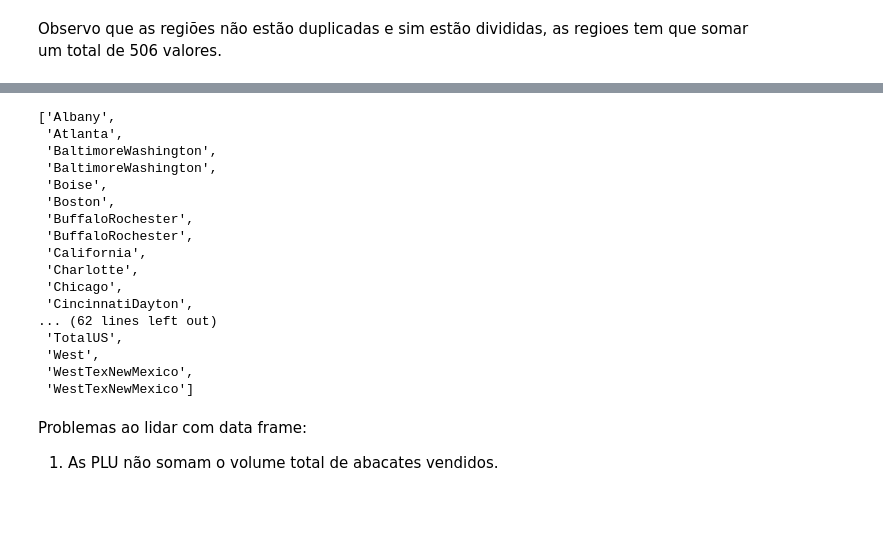
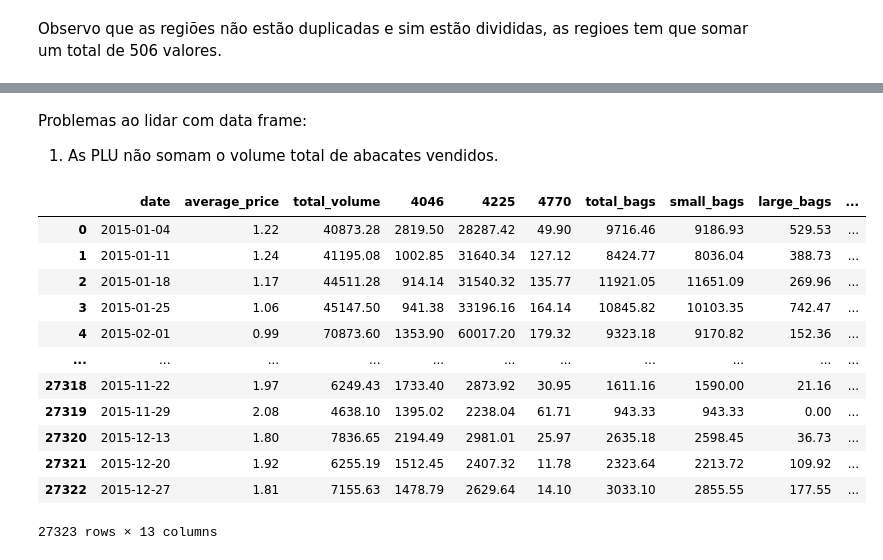
Before and after one commit to TutuBraz/avocado-predict-price, a Jupyter notebook: avocado_price_predict.ipynb, the cells around one changed output, grey strips where cells are left out. Saved outputs shown, nothing was run; the diff lists cells and outputs as text; code cells hidden in the pictures; blank space fills up the shorter version.

```diff
--- a/avocado_price_predict.ipynb
+++ b/avocado_price_predict.ipynb
@@ -93,5 +99,5 @@ for k in range(len(wrong)):
   valores[wrong[k]]=right[k]
 
 #substituindo valores
-df_avocado_new = df_avocado.replace({'region':valores})
+df_avocado = df_avocado.replace({'region':valores})
 # %%
@@ -147,24 +124,23 @@ for x in range(len(regions)):
-# %%
-regions_altera
-# %% [output]
-['Albany',
- 'Atlanta',
- 'BaltimoreWashington',
- 'BaltimoreWashington',
- 'Boise',
- 'Boston',
- 'BuffaloRochester',
- 'BuffaloRochester',
- 'California',
- 'Charlotte',
- 'Chicago',
- 'CincinnatiDayton',
-... (62 lines left out)
- 'TotalUS',
- 'West',
- 'WestTexNewMexico',
- 'WestTexNewMexico']
 # %% [markdown]
 Problemas ao lidar com data frame:
 
 1.  As PLU não somam o volume total de abacates vendidos.
+# %%
+df_avocado.rename(columns = {'Date': 'date', 'AveragePrice': 'average_price', 'Total Volume': 'total_volume', 'Total Bags': 'total_bags', 'Small Bags': 'small_bags',
+                             'Large Bags': "large_bags",'XLarge Bags': "xlarge_bags",'type': 'type'}, inplace = True)
+# %%
+df_avocado
+# %% [output]
+|  | date | average_price | total_volume | 4046 | 4225 | 4770 | total_bags | small_bags | large_bags | ... |
+| 0 | 2015-01-04 | 1.22 | 40873.28 | 2819.50 | 28287.42 | 49.90 | 9716.46 | 9186.93 | 529.53 | ... |
+| 1 | 2015-01-11 | 1.24 | 41195.08 | 1002.85 | 31640.34 | 127.12 | 8424.77 | 8036.04 | 388.73 | ... |
+| 2 | 2015-01-18 | 1.17 | 44511.28 | 914.14 | 31540.32 | 135.77 | 11921.05 | 11651.09 | 269.96 | ... |
+| 3 | 2015-01-25 | 1.06 | 45147.50 | 941.38 | 33196.16 | 164.14 | 10845.82 | 10103.35 | 742.47 | ... |
+| 4 | 2015-02-01 | 0.99 | 70873.60 | 1353.90 | 60017.20 | 179.32 | 9323.18 | 9170.82 | 152.36 | ... |
+| ... | ... | ... | ... | ... | ... | ... | ... | ... | ... | ... |
+| 27318 | 2015-11-22 | 1.97 | 6249.43 | 1733.40 | 2873.92 | 30.95 | 1611.16 | 1590.00 | 21.16 | ... |
+| 27319 | 2015-11-29 | 2.08 | 4638.10 | 1395.02 | 2238.04 | 61.71 | 943.33 | 943.33 | 0.00 | ... |
+| 27320 | 2015-12-13 | 1.80 | 7836.65 | 2194.49 | 2981.01 | 25.97 | 2635.18 | 2598.45 | 36.73 | ... |
+| 27321 | 2015-12-20 | 1.92 | 6255.19 | 1512.45 | 2407.32 | 11.78 | 2323.64 | 2213.72 | 109.92 | ... |
+| 27322 | 2015-12-27 | 1.81 | 7155.63 | 1478.79 | 2629.64 | 14.10 | 3033.10 | 2855.55 | 177.55 | ... |
+27323 rows × 13 columns
```
Also changed, not shown: parts of 12 cells of this notebook.
